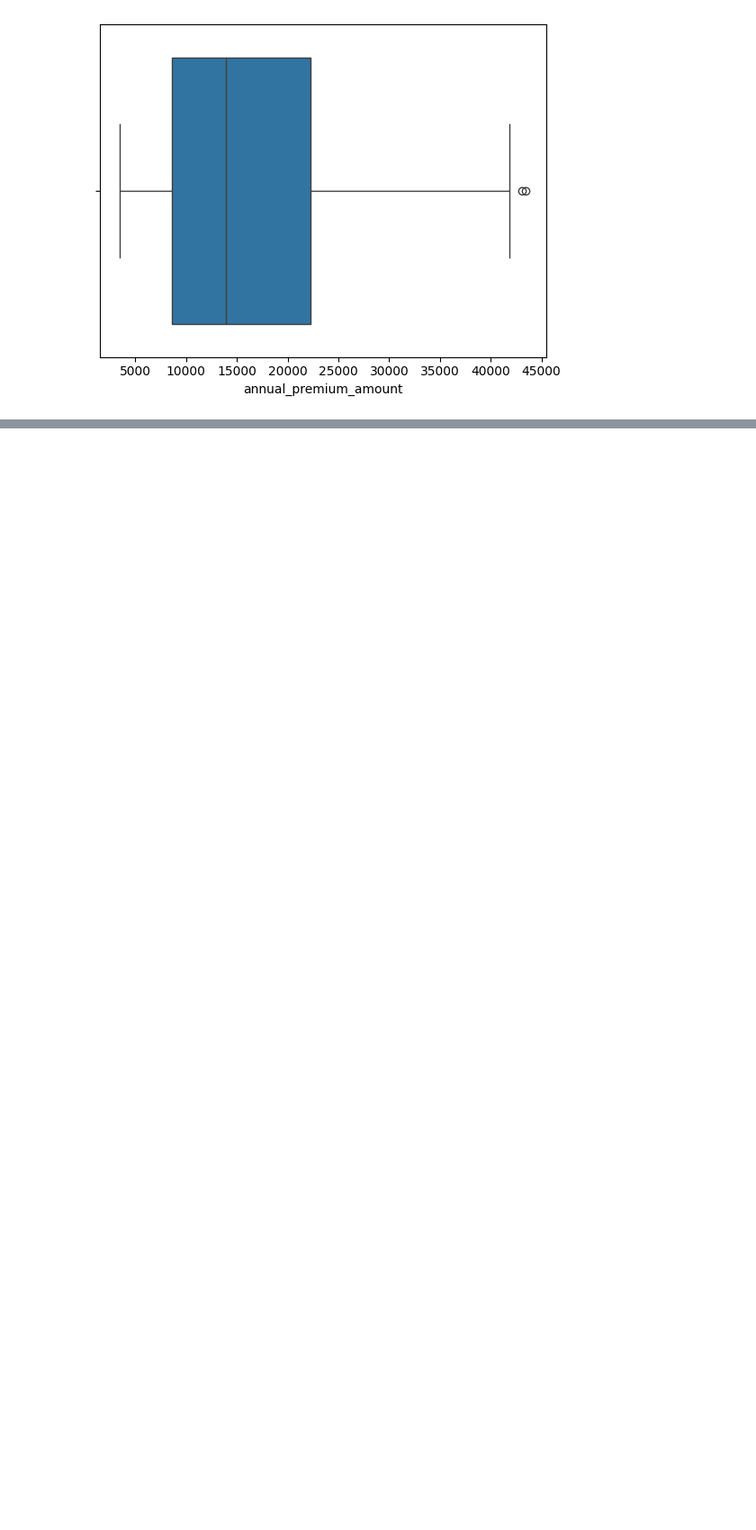
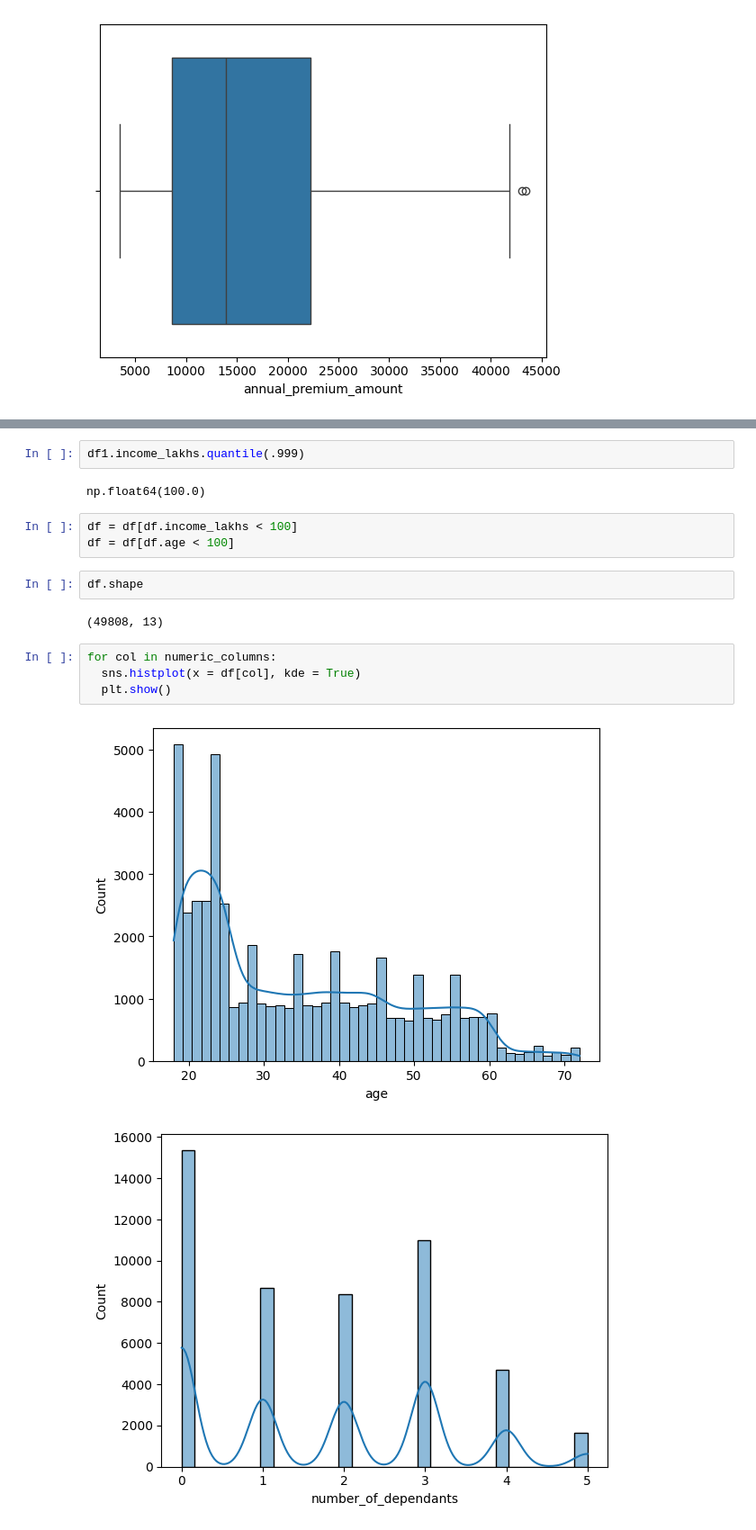
Before and after one commit to neel-madhav/HealthcarePremiumPrediction, a Jupyter notebook: PremiumPrediction.ipynb, the cells around one changed output, grey strips where cells are left out. Shown at 90% size. Saved outputs shown, nothing was run; the diff lists cells and outputs as text; blank space fills up the shorter version.

```diff
--- a/PremiumPrediction.ipynb
+++ b/PremiumPrediction.ipynb
@@ -146,0 +165,18 @@ df = df[df.age < 100]
+# %%
+df1.income_lakhs.quantile(.999)
+# %% [output]
+np.float64(100.0)
+# %%
+df = df[df.income_lakhs < 100]
+df = df[df.age < 100]
+# %%
+df.shape
+# %% [output]
+(49808, 13)
+# %%
+for col in numeric_columns:
+  sns.histplot(x = df[col], kde = True)
+  plt.show()
+# %% [output]
+[figure, added]
+[figure, added]
```
Also changed, not shown: parts of 27 cells of this notebook.
